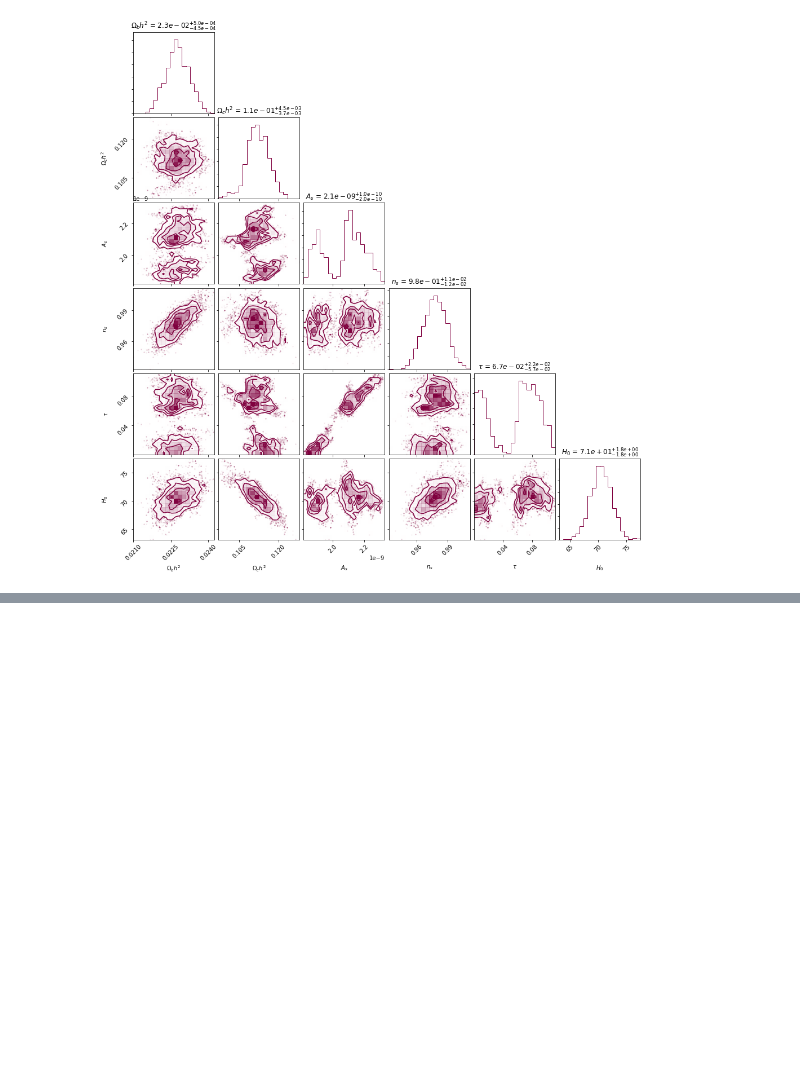
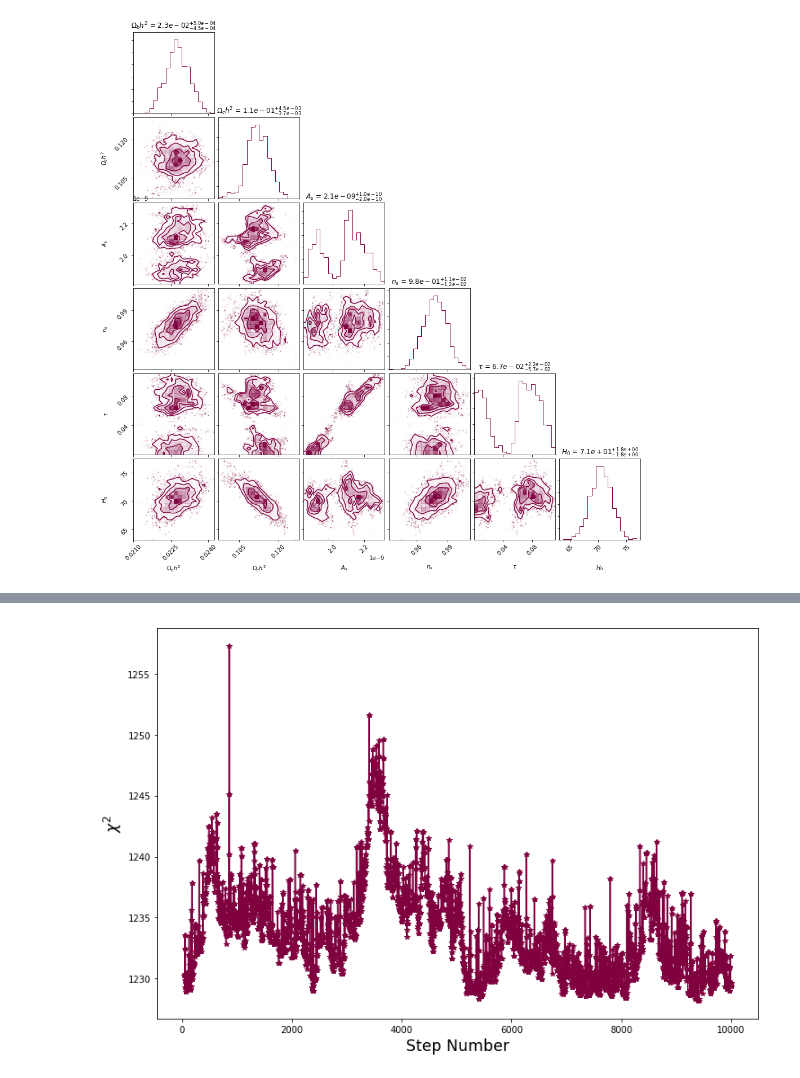
Before and after one commit to marcusmerryfield/phys641_hw, a Jupyter notebook: assignment_5/assignment_5.ipynb, the cells around one changed output, grey strips where cells are left out. Saved outputs shown, nothing was run; the diff lists cells and outputs as text; code cells hidden in the pictures; blank space fills up the shorter version.

```diff
--- a/assignment_5/assignment_5.ipynb
+++ b/assignment_5/assignment_5.ipynb
@@ -403,0 +445,12 @@ plt.show()
+# %%
+fn = 'chain_cov_save_2.npy'
+chain_trial = np.load(fn)
+up_to = int(chain_trial[:,0].max())
+chain_trial = chain_trial[:up_to]
+start = 40
+plt.plot(chain_trial[start:,0],chain_trial[start:,1],marker='*',c=c1)
+plt.ylabel('$\chi^2$',fontsize='xx-large')
+plt.xlabel('Step Number',fontsize='xx-large')
+plt.show()
+# %% [output]
+[figure, added]
```
Also changed, not shown: parts of 8 cells of this notebook, 1 other file.
